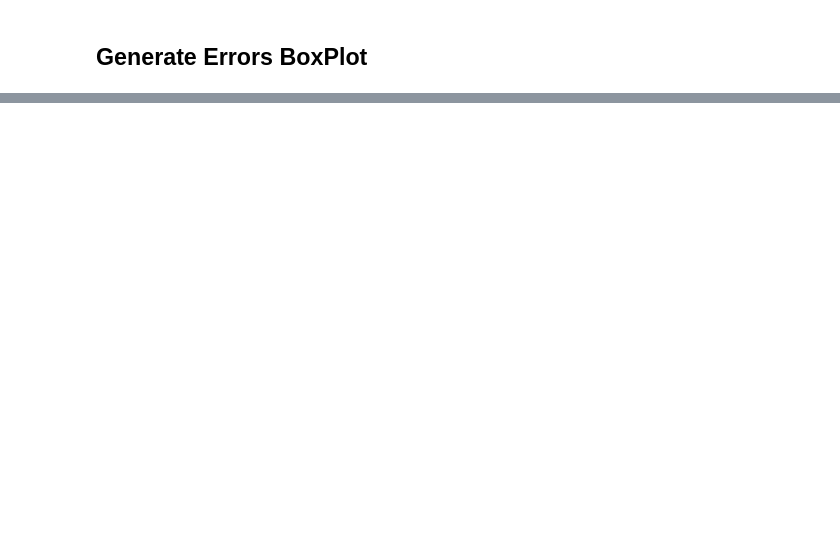
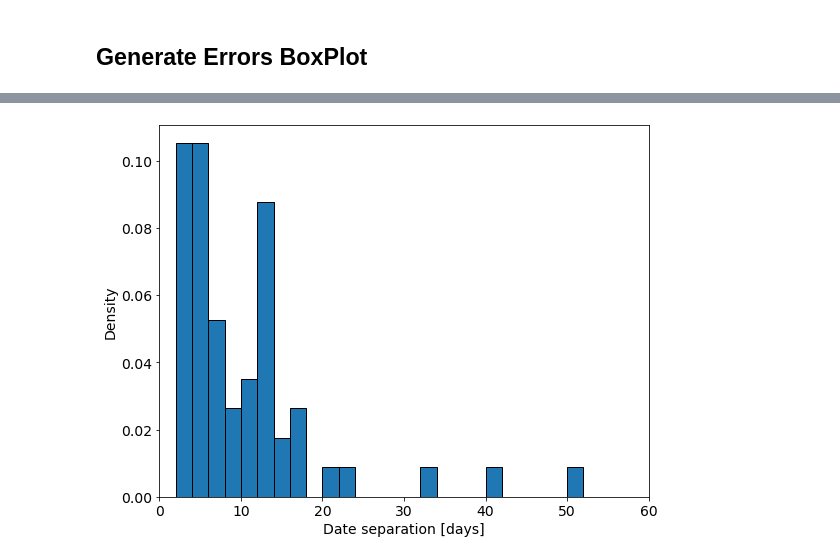
Before and after one commit to CryoGARS-Glaciology/planet_tile2img, a Jupyter notebook: Figure Generation Code.ipynb, the cells around one changed output, grey strips where cells are left out. Drawn from its saved outputs; the diff is of its cells as text; code cells hidden in the pictures; blank space fills up the shorter version.

```diff
--- a/Figure Generation Code.ipynb
+++ b/Figure Generation Code.ipynb
@@ -471,0 +168,25 @@ plt.savefig('/Users/maddiegendreau/Desktop/LS_S1_S2_Vmaps_Per_Month.png', dpi=30
+# %%
+# Go to folder with the autoRIFT output tif files
+folder_path = '/Volumes/LaCie/autorift_OUTPUT_PSsurge_SK/'
+prefix = "velocity"
+suffix = "100m_PS.tif"
+
+# # FOR S2, L8:
+# # Go to folder with the autoRIFT output tif files
+# folder_path = '/Users/jukesliu/Documents/TURNER/DATA/VELOCITY_MAPS/output_autoRIFT/'
+# prefix = "velocity"
+
+# Find the tif files you want to use
+date_separations = []
+months = []
+for file in os.listdir(folder_path):
+    if file.startswith(prefix) and file.endswith(suffix):
+#     if file.startswith(prefix) and (file.endswith('100m_S2.tif') or
+#                                     file.endswith('100m_LS.tif')):
+        [pre, ds1, ds2, chipsize, sat] = file.split('_')
+
+        if ds2.startswith('2020') or ds2.startswith('2021'):
+            print(file)
+            dt = pd.to_datetime(ds2) - pd.to_datetime(ds1)
+            date_separations.append(dt.days)
+            months.append(int(ds1[4:6]))
@@ -471,0 +211,14 @@ plt.savefig('/Users/maddiegendreau/Desktop/LS_S1_S2_Vmaps_Per_Month.png', dpi=30
+# %%
+# plot histogram
+fs = 14
+plt.figure(figsize=(8,6))
+plt.hist(date_separations,bins=np.arange(0,60,2),density=True,edgecolor='black')
+plt.xlim(0,60)
+plt.tick_params(labelsize=fs)
+# plt.ylim(0,16)
+plt.xlabel('Date separation [days]', fontsize=fs); plt.ylabel('Density', fontsize=fs)
+plt.tight_layout()
+# plt.savefig('/Users/jukesliu/Documents/PLANETSCOPE_VELOCITIES/figures/histogram_dt_PS.png',dpi=300)
+plt.show()
+# %% [output]
+[figure, added]
```
Also changed, not shown: parts of 23 cells of this notebook.
